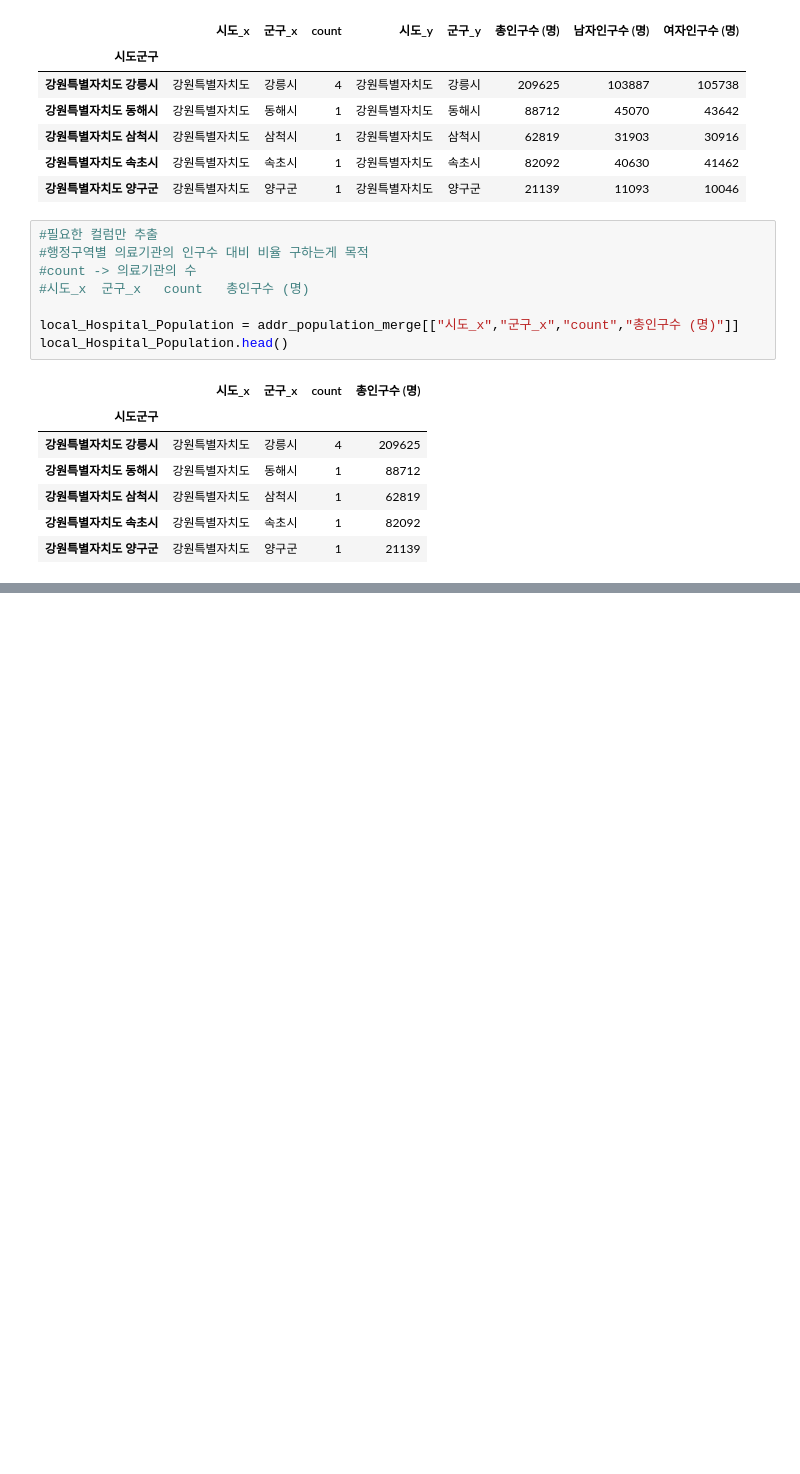
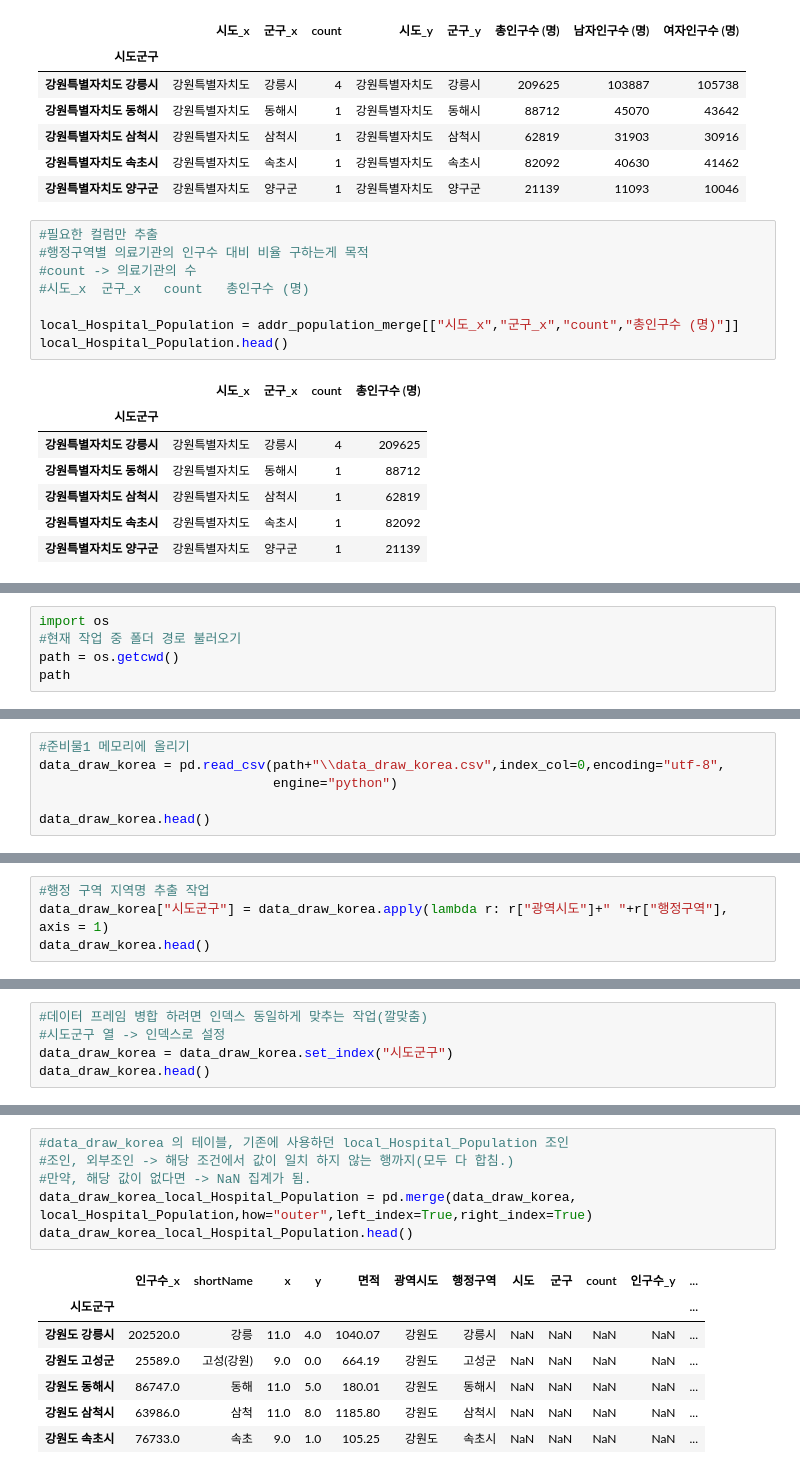
Before and after one commit to jurwon/BigdataVisualization_analyze, a Jupyter notebook: ch3_지도맵-통계/test2.ipynb, the cells around one changed output, grey strips where cells are left out. Drawn from its saved outputs; the diff is of its cells as text; blank space fills up the shorter version.

```diff
--- a/ch3_지도맵-통계/test2.ipynb
+++ b/ch3_지도맵-통계/test2.ipynb
@@ -298,0 +335,5 @@ TypeError: Series.sort_values() takes 1 positional argument but 2 positional arg
+# %%
+import os
+#현재 작업 중 폴더 경로 불러오기
+path = os.getcwd()
+path
@@ -298,0 +342,6 @@ TypeError: Series.sort_values() takes 1 positional argument but 2 positional arg
+# %%
+#준비물1 메모리에 올리기
+data_draw_korea = pd.read_csv(path+"\\data_draw_korea.csv",index_col=0,encoding="utf-8",
+                              engine="python")
+
+data_draw_korea.head()
@@ -298,0 +355,4 @@ TypeError: Series.sort_values() takes 1 positional argument but 2 positional arg
+# %%
+#행정 구역 지역명 추출 작업
+data_draw_korea["시도군구"] = data_draw_korea.apply(lambda r: r["광역시도"]+" "+r["행정구역"], axis = 1)
+data_draw_korea.head()
@@ -298,0 +366,5 @@ TypeError: Series.sort_values() takes 1 positional argument but 2 positional arg
+# %%
+#데이터 프레임 병합 하려면 인덱스 동일하게 맞추는 작업(깔맞춤)
+#시도군구 열 -> 인덱스로 설정
+data_draw_korea = data_draw_korea.set_index("시도군구")
+data_draw_korea.head()
@@ -298,0 +379,14 @@ TypeError: Series.sort_values() takes 1 positional argument but 2 positional arg
+# %%
+#data_draw_korea 의 테이블, 기존에 사용하던 local_Hospital_Population 조인
+#조인, 외부조인 -> 해당 조건에서 값이 일치 하지 않는 행까지(모두 다 합침.)
+#만약, 해당 값이 없다면 -> NaN 집계가 됨.
+data_draw_korea_local_Hospital_Population = pd.merge(data_draw_korea, local_Hospital_Population,how="outer",left_index=True,right_index=True)
+data_draw_korea_local_Hospital_Population.head()
+# %% [output]
+|  | 인구수_x | shortName | x | y | 면적 | 광역시도 | 행정구역 | 시도 | 군구 | count | 인구수_y | ... |
+| 시도군구 |  |  |  |  |  |  |  |  |  |  |  | ... |
+| 강원도 강릉시 | 202520.0 | 강릉 | 11.0 | 4.0 | 1040.07 | 강원도 | 강릉시 | NaN | NaN | NaN | NaN | ... |
+| 강원도 고성군 | 25589.0 | 고성(강원) | 9.0 | 0.0 | 664.19 | 강원도 | 고성군 | NaN | NaN | NaN | NaN | ... |
+| 강원도 동해시 | 86747.0 | 동해 | 11.0 | 5.0 | 180.01 | 강원도 | 동해시 | NaN | NaN | NaN | NaN | ... |
+| 강원도 삼척시 | 63986.0 | 삼척 | 11.0 | 8.0 | 1185.80 | 강원도 | 삼척시 | NaN | NaN | NaN | NaN | ... |
+| 강원도 속초시 | 76733.0 | 속초 | 9.0 | 1.0 | 105.25 | 강원도 | 속초시 | NaN | NaN | NaN | NaN | ... |
```
Also changed, not shown: parts of 9 cells of this notebook, 1 other file.
